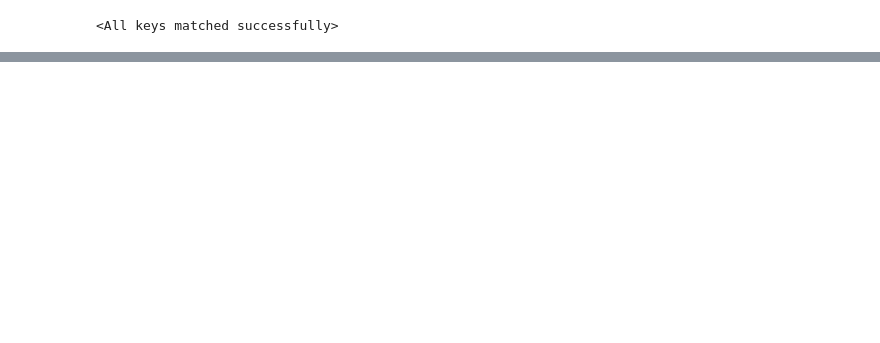
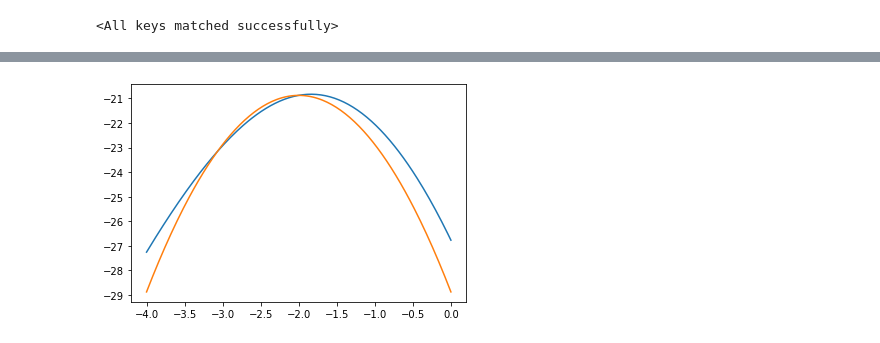
Before and after one commit to Abracadabra0/ATISS-Traffic, a Jupyter notebook: visualize.ipynb, the cells around one changed output, grey strips where cells are left out. Cells and saved outputs as stored; diff of their text form; code cells hidden in the pictures; blank space fills up the shorter version.

```diff
--- a/visualize.ipynb
+++ b/visualize.ipynb
@@ -102,0 +139,18 @@ probs['theta'].log_prob(torch.tensor(0))
+# %%
+model = MLP()
+optimzer = Adam(model.parameters(), lr=1e-3)
+n_sample = 5
+# %%
+for iters in range(4000):
+    loss_sample = []
+    optimzer.zero_grad()
+    for _ in range(n_sample):
+        x = nn.Parameter(target.sample())
+        log_prob = model(x)
+        score = grad(log_prob, x, grad_outputs=torch.ones(x.shape), create_graph=True, retain_graph=True)[0]
+        dscore = grad(score, x, create_graph=True, retain_graph=True)[0]
+        loss_sample.append(dscore + 0.5 * score**2)
+    loss = torch.stack(loss_sample).mean()
+    print(iters, loss.item())
+    loss.backward()
+    optimzer.step()
@@ -102,0 +175,15 @@ probs['theta'].log_prob(torch.tensor(0))
+# %%
+from matplotlib import pyplot as plt
+import numpy as np
+
+
+with torch.no_grad():
+    x = torch.linspace(-4, 0, 200)
+    y = model(x[..., None]).squeeze()
+    plt.plot(x, y)
+x = np.linspace(-4, 0, 200)
+y = -np.log(np.sqrt(2 * np.pi) * sigma) - (x - mu)**2 / (2 * sigma**2) - 20.65
+plt.plot(x, y)
+plt.show()
+# %% [output]
+[figure, added]
```
Also changed, not shown: parts of 14 cells of this notebook, 7 other files.
